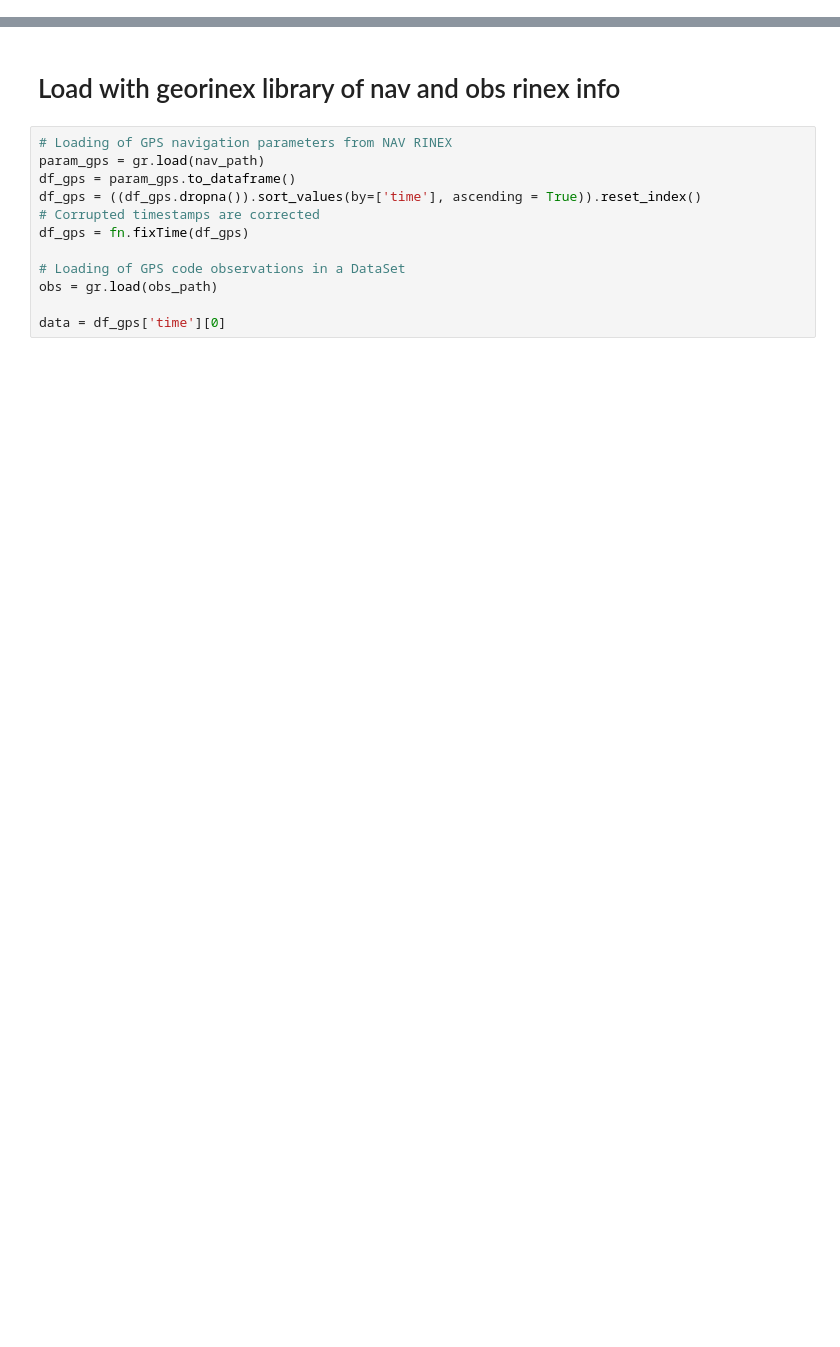
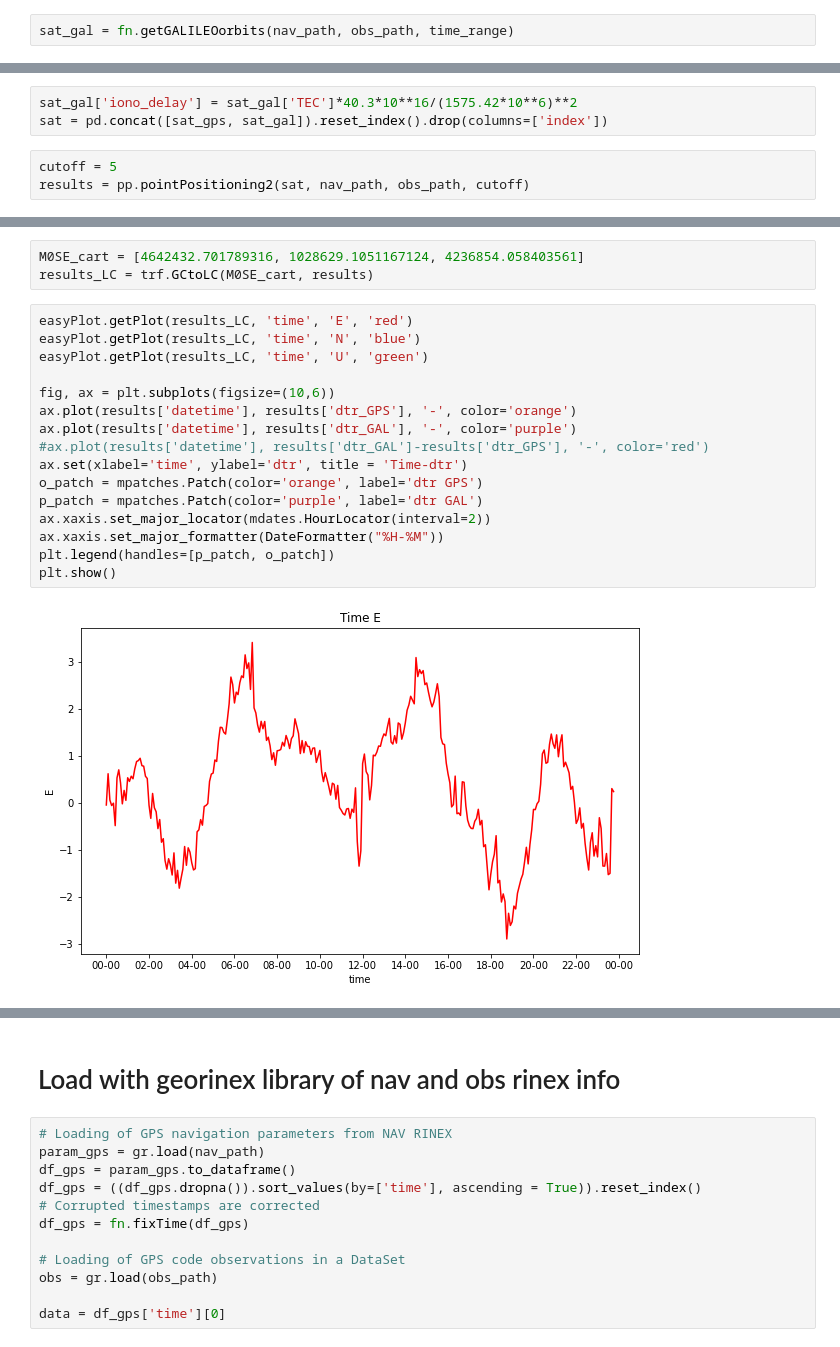
Before and after one commit to mariannaalghisi1996/pointPositioning, a Jupyter notebook: pointPosNotebook.ipynb, the cells around one changed output, grey strips where cells are left out. Cells and saved outputs as stored; diff of their text form; blank space fills up the shorter version.

```diff
--- a/pointPosNotebook.ipynb
+++ b/pointPosNotebook.ipynb
@@ -26,0 +42,2 @@ cutoff = int(p[3])
+# %%
+sat_gal = fn.getGALILEOorbits(nav_path, obs_path, time_range)
@@ -26,0 +88,6 @@ cutoff = int(p[3])
+# %%
+sat_gal['iono_delay'] = sat_gal['TEC']*40.3*10**16/(1575.42*10**6)**2
+sat = pd.concat([sat_gps, sat_gal]).reset_index().drop(columns=['index'])
+# %%
+cutoff = 5
+results = pp.pointPositioning2(sat, nav_path, obs_path, cutoff)
@@ -26,0 +112,21 @@ cutoff = int(p[3])
+# %%
+M0SE_cart = [4642432.701789316, 1028629.1051167124, 4236854.058403561]
+results_LC = trf.GCtoLC(M0SE_cart, results)
+# %%
+easyPlot.getPlot(results_LC, 'time', 'E', 'red')
+easyPlot.getPlot(results_LC, 'time', 'N', 'blue')
+easyPlot.getPlot(results_LC, 'time', 'U', 'green')
+
+fig, ax = plt.subplots(figsize=(10,6))
+ax.plot(results['datetime'], results['dtr_GPS'], '-', color='orange')
+ax.plot(results['datetime'], results['dtr_GAL'], '-', color='purple')
+#ax.plot(results['datetime'], results['dtr_GAL']-results['dtr_GPS'], '-', color='red')
+ax.set(xlabel='time', ylabel='dtr', title = 'Time-dtr')
+o_patch = mpatches.Patch(color='orange', label='dtr GPS')
+p_patch = mpatches.Patch(color='purple', label='dtr GAL')
+ax.xaxis.set_major_locator(mdates.HourLocator(interval=2))
+ax.xaxis.set_major_formatter(DateFormatter("%H-%M"))
+plt.legend(handles=[p_patch, o_patch])
+plt.show()
+# %% [output]
+[figure, added]
```
Also changed, not shown: parts of 13 cells of this notebook, 26 other files.
